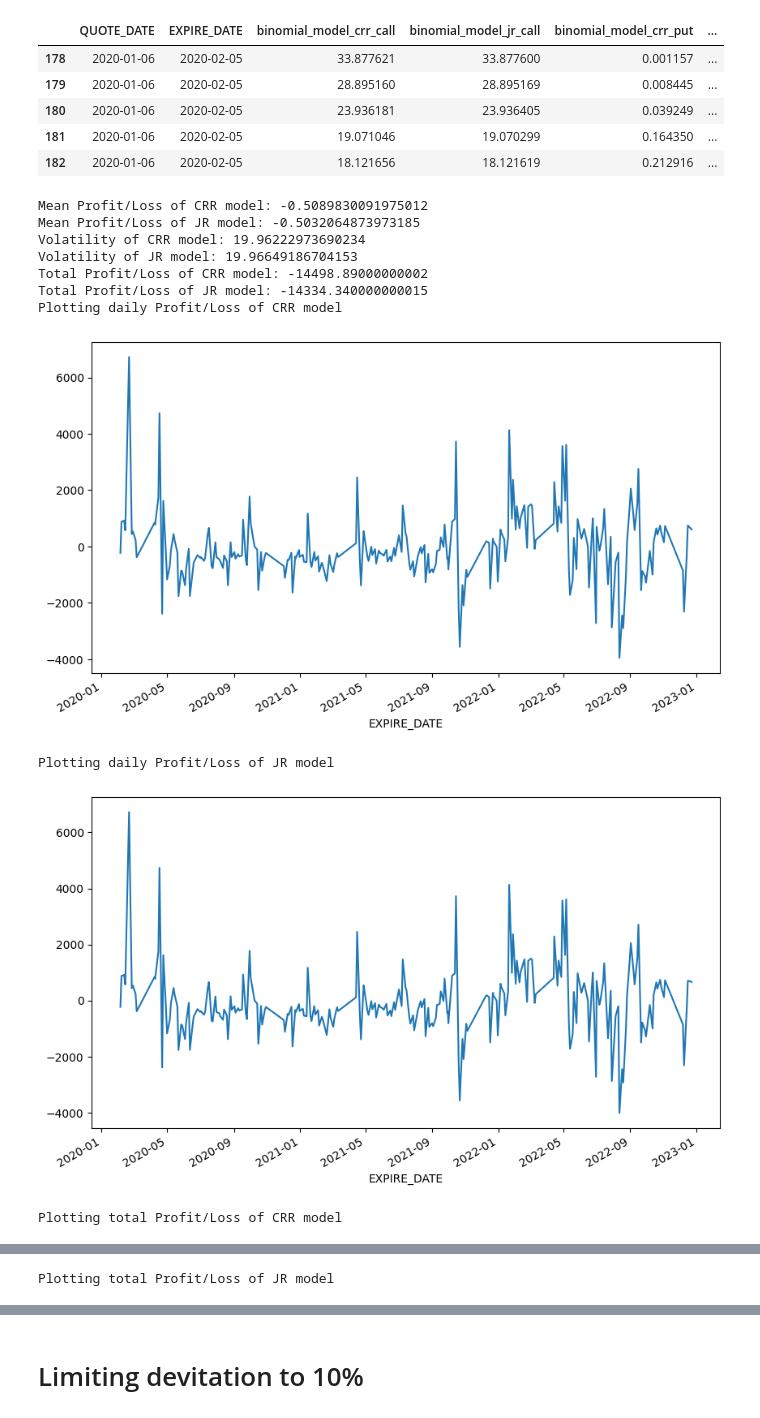
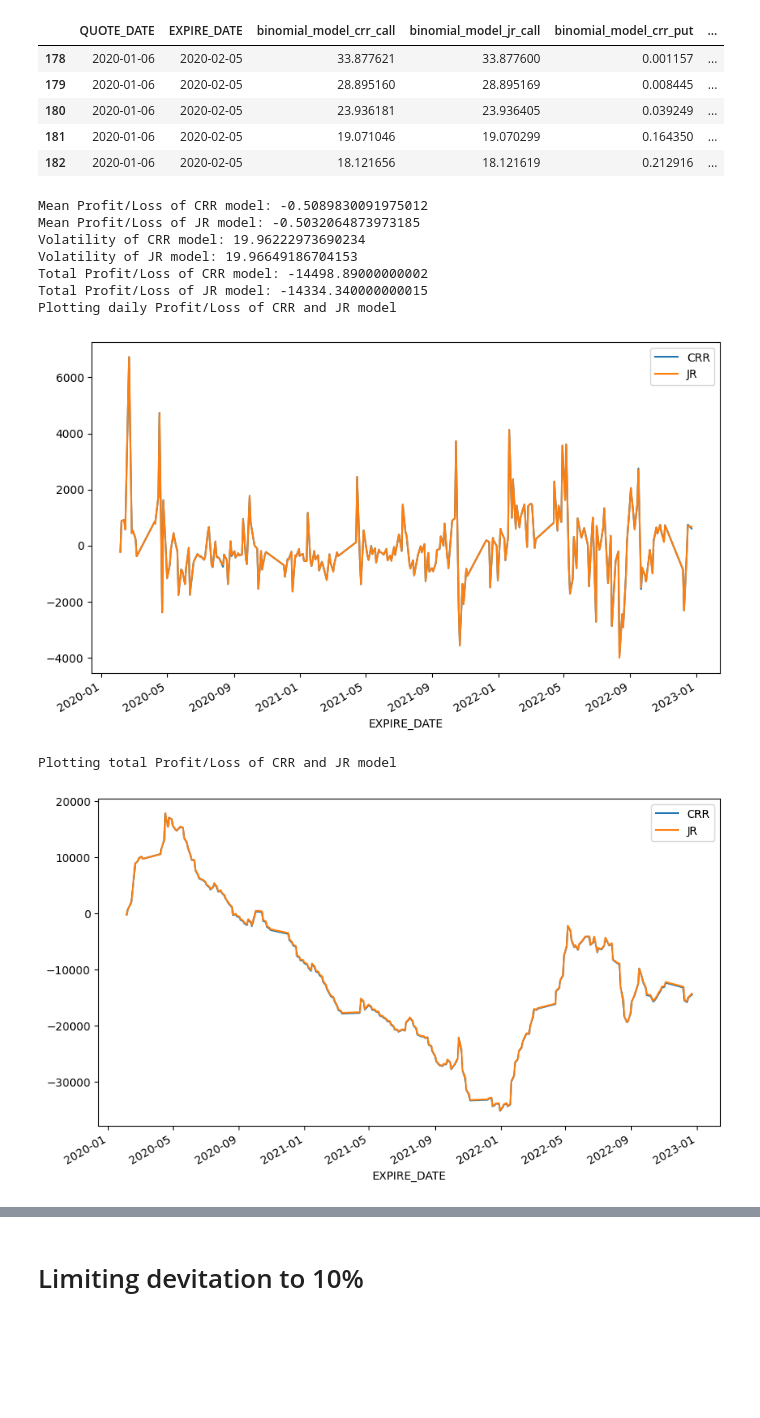
Before and after one commit to juanjaho/QF101-SPY-SPX-Option-Pricing, a Jupyter notebook: Analytics/main_spy.ipynb, the cells around one changed output, grey strips where cells are left out. Cells and saved outputs as stored; diff of their text form; code cells hidden in the pictures; blank space fills up the shorter version.

```diff
--- a/Analytics/main_spy.ipynb
+++ b/Analytics/main_spy.ipynb
@@ -263,38 +263,33 @@ df_binomial_model_jr = calculate_profit(df_binomial_model_jr, long_call=True, sh
 # %%
 print('Mean Profit/Loss of CRR model:',np.mean(df_binomial_model_crr['PROFIT_LOSS']))
 print('Mean Profit/Loss of JR model:',np.mean(df_binomial_model_jr['PROFIT_LOSS']))
 print('Volatility of CRR model:',np.std(df_binomial_model_crr['PROFIT_LOSS']))
 print('Volatility of JR model:',np.std(df_binomial_model_jr['PROFIT_LOSS']))
 print('Total Profit/Loss of CRR model:',np.sum(df_binomial_model_crr['PROFIT_LOSS']))
 print('Total Profit/Loss of JR model:',np.sum(df_binomial_model_jr['PROFIT_LOSS']))
 
 df_total_profit_loss_crr = df_binomial_model_crr['PROFIT_LOSS'].sum()
 df_total_profit_loss_jr = df_binomial_model_jr['PROFIT_LOSS'].sum()
 
-print('Plotting daily Profit/Loss of CRR model')
+print('Plotting daily Profit/Loss of CRR and JR model')
 df_binomial_model_crr.groupby('EXPIRE_DATE')['PROFIT_LOSS'].sum().plot()
+df_binomial_model_jr.groupby('EXPIRE_DATE')['PROFIT_LOSS'].sum().plot()
+plt.legend(['CRR', 'JR'])
 plt.show()
 
-print('Plotting daily Profit/Loss of JR model')
-df_binomial_model_jr.groupby('EXPIRE_DATE')['PROFIT_LOSS'].sum().plot()
+print('Plotting total Profit/Loss of CRR and JR model')
+df_binomial_model_crr.groupby('EXPIRE_DATE')['PROFIT_LOSS'].sum().cumsum().plot()
+df_binomial_model_jr.groupby('EXPIRE_DATE')['PROFIT_LOSS'].sum().cumsum().plot()
+plt.legend(['CRR', 'JR'])
 plt.show()
-
-print('Plotting total Profit/Loss of CRR model')
-df_binomial_model_crr.groupby('EXPIRE_DATE')['PROFIT_LOSS'].sum().cumsum().plot()
-plt.show()
-
-print('Plotting total Profit/Loss of JR model')
-df_binomial_model_jr.groupby('EXPIRE_DATE')['PROFIT_LOSS'].sum().cumsum().plot()
-plt.show()
 # %% [output]
 Mean Profit/Loss of CRR model: -0.5089830091975012
 Mean Profit/Loss of JR model: -0.5032064873973185
 Volatility of CRR model: 19.96222973690234
 Volatility of JR model: 19.96649186704153
 Total Profit/Loss of CRR model: -14498.89000000002
 Total Profit/Loss of JR model: -14334.340000000015
-Plotting daily Profit/Loss of CRR model
+Plotting daily Profit/Loss of CRR and JR model
-[figure, old version]
+[figure, new version]
-Plotting daily Profit/Loss of JR model
+Plotting total Profit/Loss of CRR and JR model
-[figure, old version]
+[figure, new version]
-Plotting total Profit/Loss of CRR model
@@ -302 +295,0 @@ Plotting total Profit/Loss of CRR model
-Plotting total Profit/Loss of JR model
```
Also changed, not shown: parts of 15 cells of this notebook, 3 other files.
